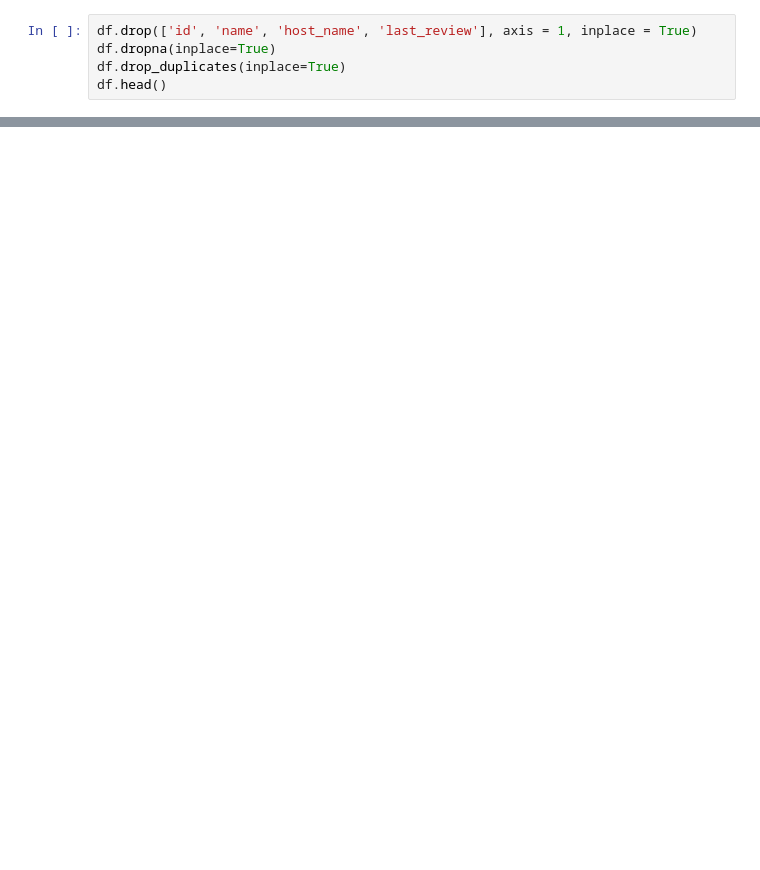
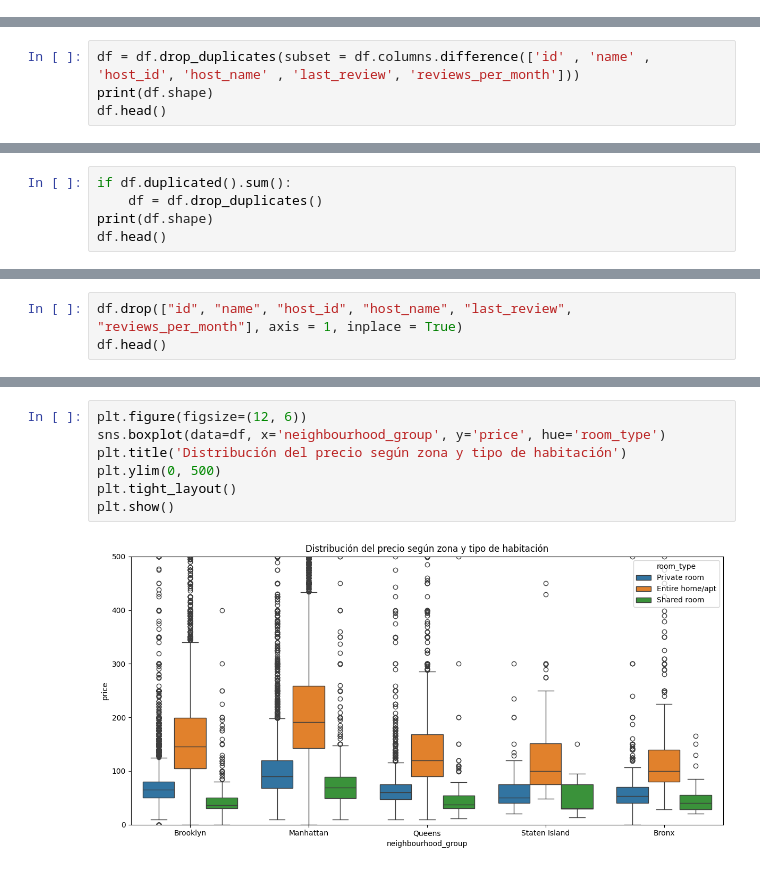
Before and after one commit to Tonii945/machine-learning-python-template, a Jupyter notebook: src/explore.ipynb, the cells around one changed output, grey strips where cells are left out. Drawn from its saved outputs; the diff is of its cells as text; blank space fills up the shorter version.

```diff
--- a/src/explore.ipynb
+++ b/src/explore.ipynb
@@ -37,5 +24,0 @@ memory usage: 6.0+ MB
-# %%
-df.drop(['id', 'name', 'host_name', 'last_review'], axis = 1, inplace = True)
-df.dropna(inplace=True)
-df.drop_duplicates(inplace=True)
-df.head()
@@ -88,0 +78,4 @@ df_test.to_csv('../data/processed/airbnb_ny_test.csv', index=False)
+# %%
+df = df.drop_duplicates(subset = df.columns.difference(['id' , 'name' , 'host_id', 'host_name' , 'last_review', 'reviews_per_month']))
+print(df.shape)
+df.head()
@@ -88,0 +92,5 @@ df_test.to_csv('../data/processed/airbnb_ny_test.csv', index=False)
+# %%
+if df.duplicated().sum():
+    df = df.drop_duplicates()
+print(df.shape)
+df.head()
@@ -88,0 +109,3 @@ df_test.to_csv('../data/processed/airbnb_ny_test.csv', index=False)
+# %%
+df.drop(["id", "name", "host_id", "host_name", "last_review", "reviews_per_month"], axis = 1, inplace = True)
+df.head()
@@ -88,0 +276,9 @@ df_test.to_csv('../data/processed/airbnb_ny_test.csv', index=False)
+# %%
+plt.figure(figsize=(12, 6))
+sns.boxplot(data=df, x='neighbourhood_group', y='price', hue='room_type')
+plt.title('Distribución del precio según zona y tipo de habitación')
+plt.ylim(0, 500)
+plt.tight_layout()
+plt.show()
+# %% [output]
+[figure, added]
```
Also changed, not shown: parts of 75 cells of this notebook, 19 other files.
